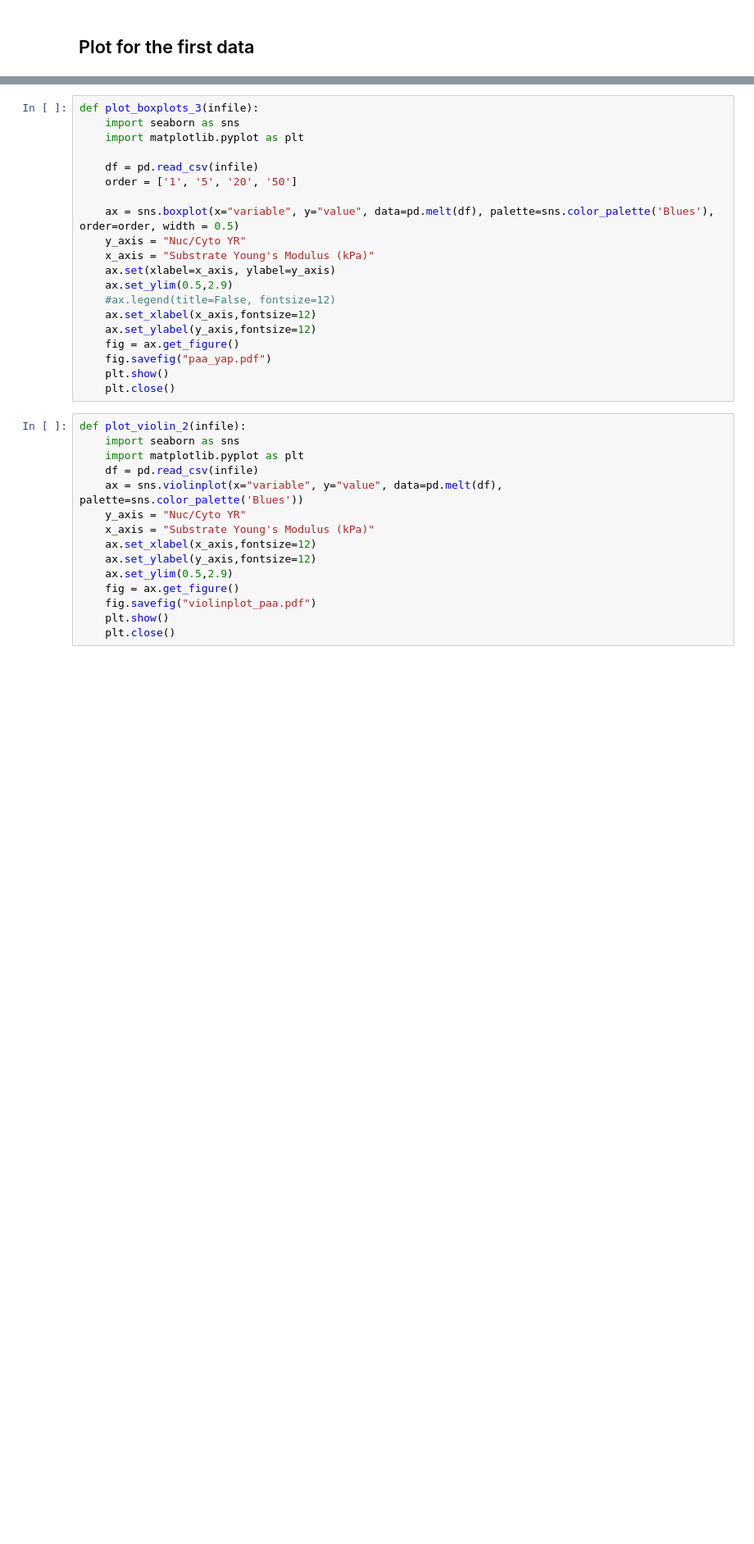
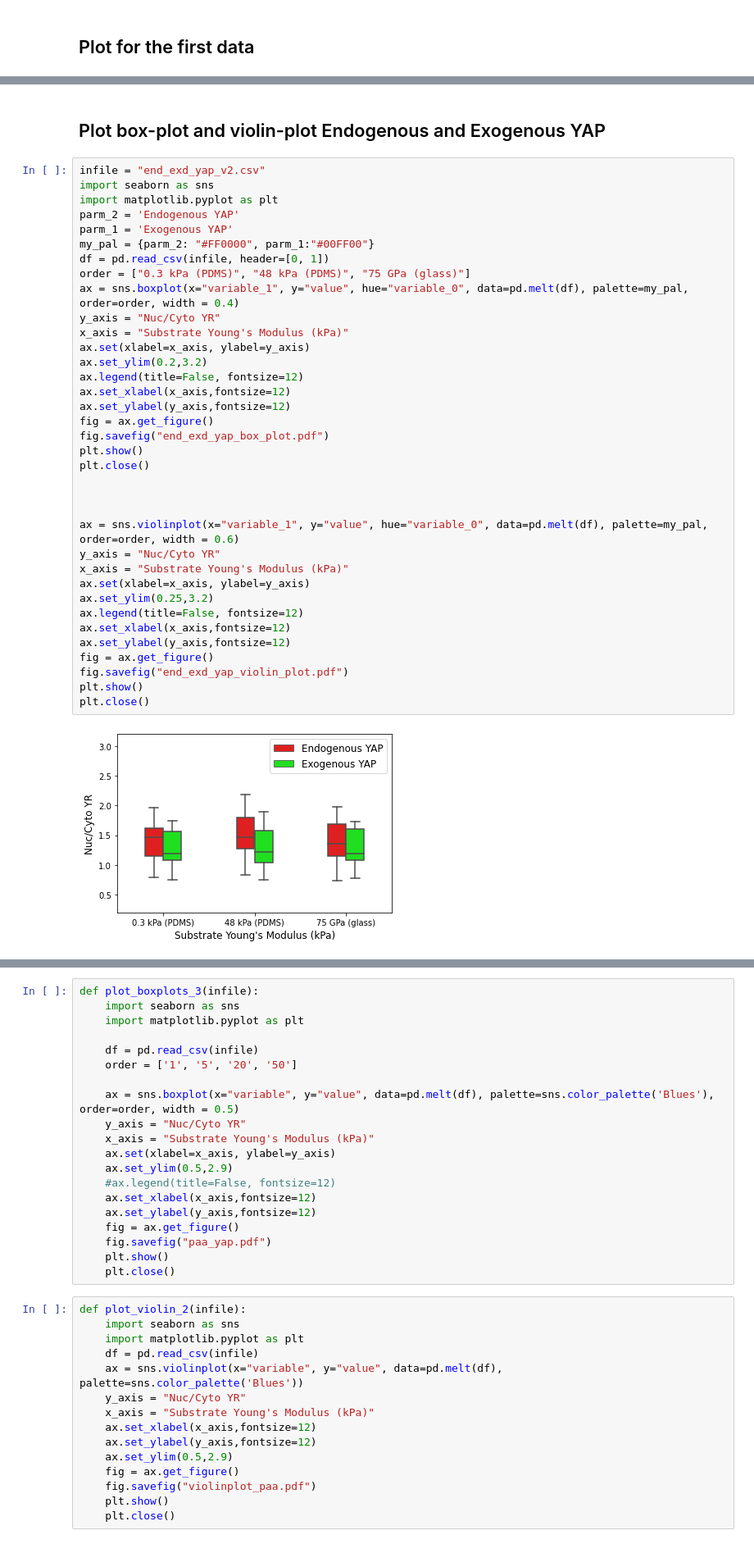
Before and after one commit to NewshaKoushki/PNAS_paper_tools, a Jupyter notebook: violin_boxplots_generator/box_plot_p_values_tools.ipynb, the cells around one changed output, grey strips where cells are left out. Shown at 82% size. Saved outputs shown, nothing was run; the diff lists cells and outputs as text; blank space fills up the shorter version.

```diff
--- a/violin_boxplots_generator/box_plot_p_values_tools.ipynb
+++ b/violin_boxplots_generator/box_plot_p_values_tools.ipynb
@@ -112,0 +167,40 @@ plot_boxplots_1(infile)
+# %% [markdown]
+## Plot box-plot and violin-plot Endogenous and Exogenous YAP
+# %%
+infile = "end_exd_yap_v2.csv"
+import seaborn as sns
+import matplotlib.pyplot as plt
+parm_2 = 'Endogenous YAP'
+parm_1 = 'Exogenous YAP'
+my_pal = {parm_2: "#FF0000", parm_1:"#00FF00"}
+df = pd.read_csv(infile, header=[0, 1])
+order = ["0.3 kPa (PDMS)", "48 kPa (PDMS)", "75 GPa (glass)"]
+ax = sns.boxplot(x="variable_1", y="value", hue="variable_0", data=pd.melt(df), palette=my_pal, order=order, width = 0.4)
+y_axis = "Nuc/Cyto YR"
+x_axis = "Substrate Young's Modulus (kPa)"
+ax.set(xlabel=x_axis, ylabel=y_axis)
+ax.set_ylim(0.2,3.2)
+ax.legend(title=False, fontsize=12)
+ax.set_xlabel(x_axis,fontsize=12)
+ax.set_ylabel(y_axis,fontsize=12)
+fig = ax.get_figure()
+fig.savefig("end_exd_yap_box_plot.pdf")
+plt.show()
+plt.close()
+
+
+
+ax = sns.violinplot(x="variable_1", y="value", hue="variable_0", data=pd.melt(df), palette=my_pal, order=order, width = 0.6)
+y_axis = "Nuc/Cyto YR"
+x_axis = "Substrate Young's Modulus (kPa)"
+ax.set(xlabel=x_axis, ylabel=y_axis)
+ax.set_ylim(0.25,3.2)
+ax.legend(title=False, fontsize=12)
+ax.set_xlabel(x_axis,fontsize=12)
+ax.set_ylabel(y_axis,fontsize=12)
+fig = ax.get_figure()
+fig.savefig("end_exd_yap_violin_plot.pdf")
+plt.show()
+plt.close()
+# %% [output]
+[figure, added]
```
Also changed, not shown: parts of 13 cells of this notebook.
